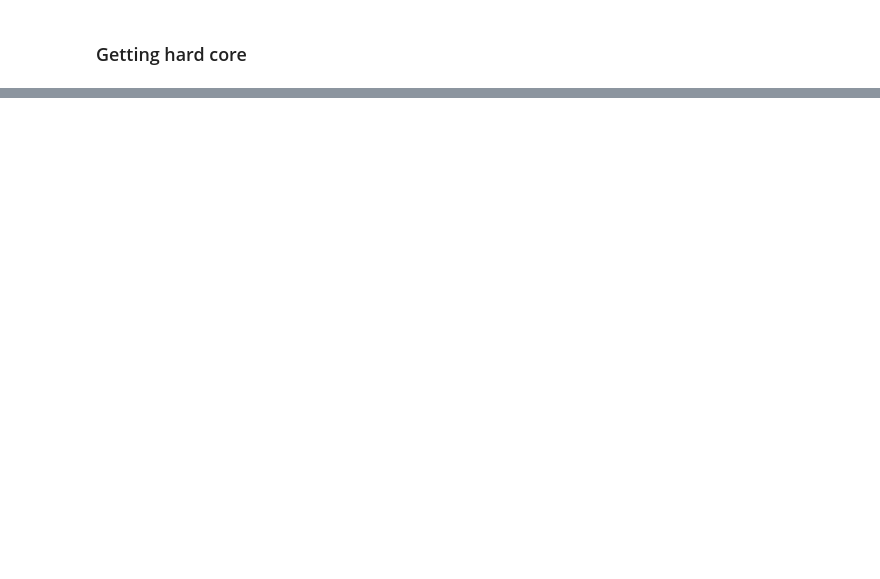
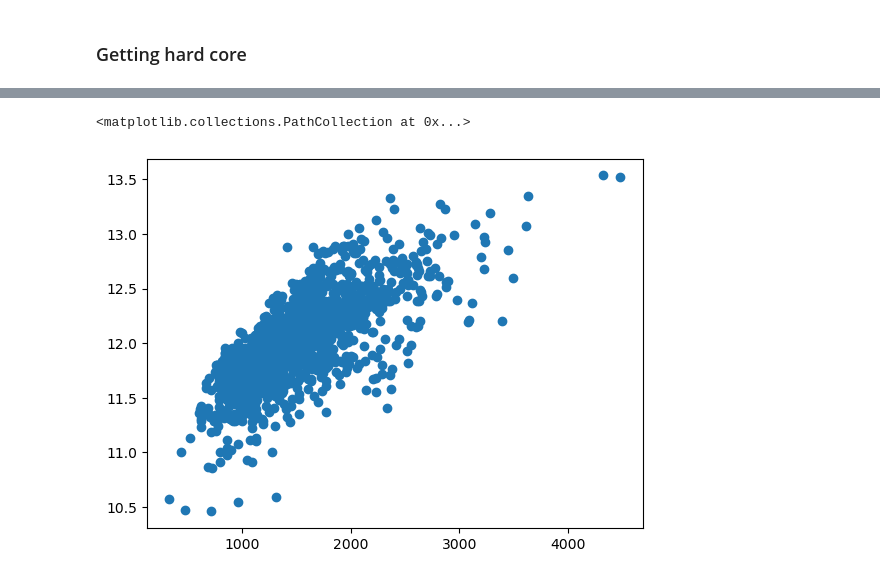
Before and after one commit to iop2000win/Data_Project, a Jupyter notebook: Code_Review_01.ipynb, the cells around one changed output, grey strips where cells are left out. Drawn from its saved outputs; the diff is of its cells as text; code cells hidden in the pictures; blank space fills up the shorter version.

```diff
--- a/Code_Review_01.ipynb
+++ b/Code_Review_01.ipynb
@@ -209,0 +242,2 @@ res = stats.probplot(train_df['SalePrice'], plot = plt)
+# %%
+train_df['SalePrice'] = np.log(train_df['SalePrice'])
@@ -209,0 +268,6 @@ res = stats.probplot(train_df['SalePrice'], plot = plt)
+# %%
+train_df['HasBsmt'] = pd.Series(len(train_df['TotalBsmtSF']), index = train_df.index)
+train_df['HasBsmt'] = 0
+train_df.loc[train_df['TotalBsmtSF'] > 0, 'HasBsmt'] = 1
+# %%
+train_df.loc[train_df['HasBsmt'] == 1, 'TotalBsmtSF'] = np.log(train_df['TotalBsmtSF'])
@@ -209,0 +283,5 @@ res = stats.probplot(train_df['SalePrice'], plot = plt)
+# %%
+plt.scatter(train_df['GrLivArea'], train_df['SalePrice'])
+# %% [output]
+<matplotlib.collections.PathCollection at 0x...>
+[figure, added]
```
Also changed, not shown: parts of 16 cells of this notebook.
